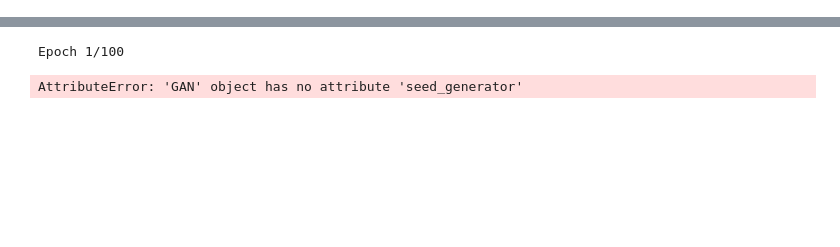
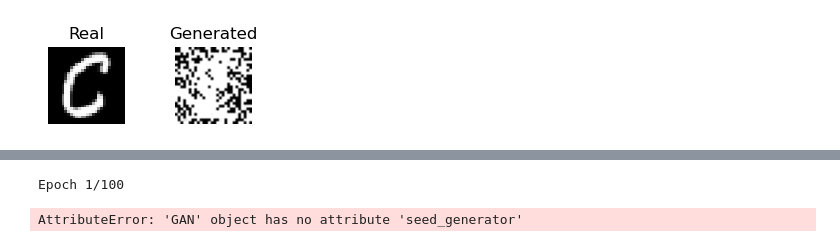
Before and after one commit to ChristianHougaardPedersen/MAL2, a Jupyter notebook: 2_Generating_Handwriting/Generating.ipynb, the cells around one changed output, grey strips where cells are left out. Drawn from its saved outputs; the diff is of its cells as text; code cells hidden in the pictures; blank space fills up the shorter version.

```diff
--- a/2_Generating_Handwriting/Generating.ipynb
+++ b/2_Generating_Handwriting/Generating.ipynb
@@ -15,7 +15,8 @@ X_train = X_train.reshape([-1, 28, 28, 1])
 X_test = X_test.reshape([-1, 28, 28, 1])
 # %%
 def build_discriminator(img_dim, num_classes):
-    image_input= layers.Input(shape=(img_dim, img_dim))
+    # image input 28x28x1 for grayscale images
+    image_input= layers.Input(shape=(img_dim, img_dim,1))
     label_input= layers.Input(shape=(num_classes,))
     flat_image= layers.Flatten()(image_input)
     concat= layers.Concatenate()([flat_image, label_input])
@@ -35,12 +36,20 @@ def build_generator(img_dim, num_classes, latent_dim):
     concat = layers.Concatenate()([latent_input, label_input])
 
     # Fully connected layers
-    x = layers.Dense(128, activation="relu", kernel_initializer="he_normal")(concat)
+    x = layers.Dense(128*7*7, activation="relu", kernel_initializer="he_normal")(concat)
     x = layers.LeakyReLU(negative_slope=0.1)(x)  # LeakyReLU is often used in GANs
+    x = layers.Reshape((7, 7, 128))(x)  # Reshape for Conv2DTranspose
 
-    # Final layer to reshape the output to the desired image size
-    output = layers.Dense(img_dim * img_dim, activation='tanh')(x)  # tanh for scaled output (-1 to 1)
-    generated_image = layers.Reshape((img_dim, img_dim,1))(output)
+   # Transposed convolutional layers to upscale the image
+    x = layers.Conv2DTranspose(32, kernel_size=4, strides=2, padding='same', activation='relu')(x)  # 7x7 -> 14x14
+    x = layers.BatchNormalization()(x)
+
+    x = layers.Conv2DTranspose(16, kernel_size=4, strides=2, padding='same', activation='relu')(x)  # 14x14 -> 28x28
+    x = layers.BatchNormalization()(x)
+
+    # Final layer to produce the output image
+    generated_image = layers.Conv2DTranspose(1, kernel_size=4, strides=1, padding='same', activation='tanh')(x)  # 28x28x1
+
     return tf.keras.Model([latent_input, label_input], generated_image)
 # %%
 img_dim = 28
@@ -141,3 +150,60 @@ class GAN(keras.Model):
             "d_loss": self.d_loss_metric.result(),
             "g_loss": self.g_loss_metric.result(),
         }
+# %%
+#ADDED BY ROB
+
+# Instantiate the models
+dis = build_discriminator(img_dim, num_classes)
+gen = build_generator(img_dim, num_classes, latent_dim)
+
+# Prepare labels for training
+y_train = tf.keras.utils.to_categorical(Y_train, num_classes=num_classes)
+
+# Instantiate GAN model
+gan = GAN(discriminator=dis, generator=gen, latent_dim=latent_dim, num_classes=num_classes)
+
+# Compile the GAN model
+gan.compile(
+    d_optimizer=keras.optimizers.RMSprop(learning_rate=0.00001, clipvalue=1.0),
+    g_optimizer=keras.optimizers.RMSprop(learning_rate=0.001),
+    loss_fn=keras.losses.BinaryCrossentropy(),
+)
+
+# Train the model
+epochs = 100
+gan.fit(X_train, y_train, epochs=epochs)
+
+# Generate image for comparison
+def generate_and_compare_image(generator, latent_dim, label, num_classes):
+    # Step 1: Display the actual image from the dataset
+    plt.figure(figsize=(3, 1))
+    plt.subplot(1, 2, 1)
+    plt.imshow(X[np.where(Y == label)[0][0]], cmap='gray', interpolation='nearest')
+    plt.title("Real")
+    plt.axis('off')  # Hide the axes
+
+    # Step 2: Generate a random latent vector (noise)
+    random_latent_vector = np.random.normal(size=(1, latent_dim))
+
+    # Step 3: Create a one-hot encoded label for the condition
+    one_hot_label = np.zeros((1, num_classes))
+    one_hot_label[0, label] = 1  # Set the index for the class to 1
+
+    # Step 4: Generate an image using the generator model
+    generated_image = generator([random_latent_vector, one_hot_label])
+
+    # Step 5: Post-process the image (Rescale from [-1, 1] to [0, 1] for visualization)
+    generated_image = (generated_image[0, :, :, 0] + 1) / 2.0  # Assuming it's grayscale
+
+    # Step 6: Display the generated image
+    plt.subplot(1, 2, 2)
+    plt.imshow(generated_image, cmap='gray')
+    plt.title("Generated")
+    plt.axis('off')  # Turn off axis labels
+
+    # Step 7: Show the comparison of actual vs generated images side by side
+    plt.show()
+
+generate_and_compare_image(gan.generator, latent_dim=latent_dim, label=2, num_classes=num_classes)
+# %% [output]
@@ -144,3 +227,4 @@ class GAN(keras.Model):
+[figure, added]
 # %%
 epochs = 100
 y_train = tf.keras.utils.to_categorical(Y_train, num_classes=num_classes)
```
Also changed, not shown: parts of 5 cells of this notebook.
